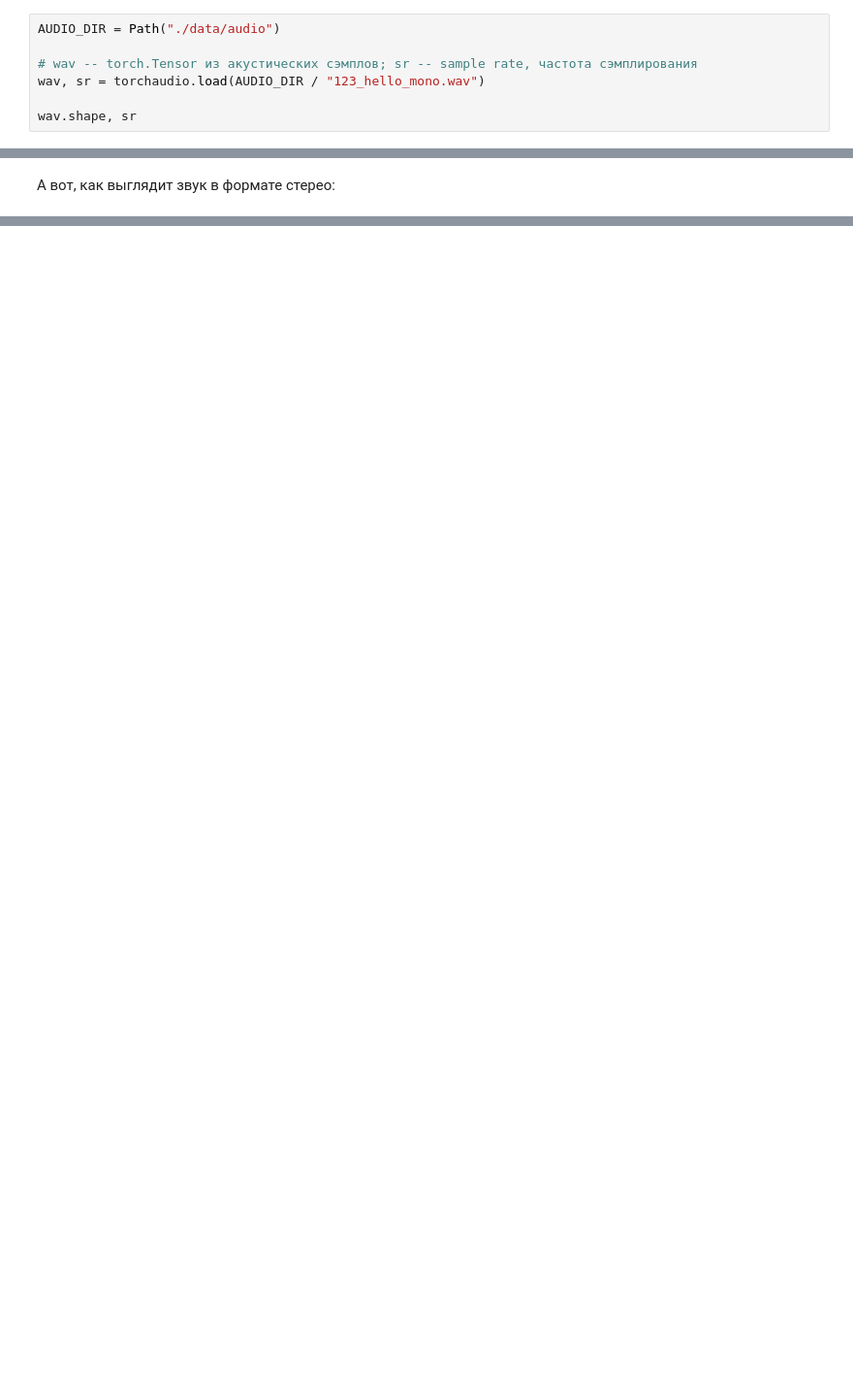
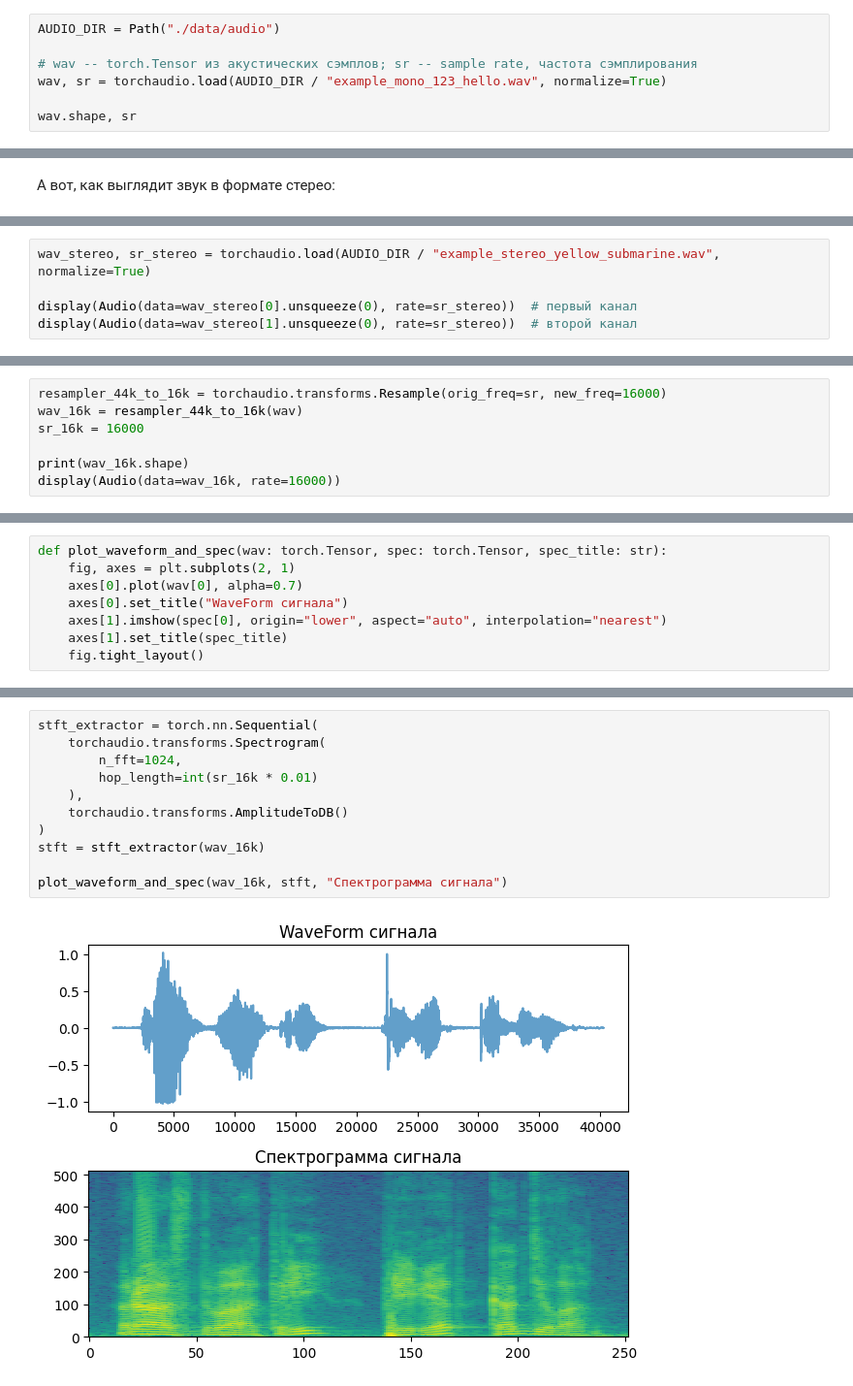
Before and after one commit to Wimplex/aaa-audio-processing, a Jupyter notebook: src/seminar.ipynb, the cells around one changed output, grey strips where cells are left out. Shown at 97% size. Cells and saved outputs as stored; diff of their text form; blank space fills up the shorter version.

```diff
--- a/src/seminar.ipynb
+++ b/src/seminar.ipynb
@@ -62,7 +68,7 @@ def visualize_audio(audio_path: Path):
 AUDIO_DIR = Path("./data/audio")
 
 # wav -- torch.Tensor из акустических сэмплов; sr -- sample rate, частота сэмплирования
-wav, sr = torchaudio.load(AUDIO_DIR / "123_hello_mono.wav")
+wav, sr = torchaudio.load(AUDIO_DIR / "example_mono_123_hello.wav", normalize=True)
 
 wav.shape, sr
 # %% [output]
@@ -101,0 +109,5 @@ Duration: 2.517
+# %%
+wav_stereo, sr_stereo = torchaudio.load(AUDIO_DIR / "example_stereo_yellow_submarine.wav", normalize=True)
+
+display(Audio(data=wav_stereo[0].unsqueeze(0), rate=sr_stereo))  # первый канал
+display(Audio(data=wav_stereo[1].unsqueeze(0), rate=sr_stereo))  # второй канал
@@ -101,0 +135,7 @@ Duration: 2.517
+# %%
+resampler_44k_to_16k = torchaudio.transforms.Resample(orig_freq=sr, new_freq=16000)
+wav_16k = resampler_44k_to_16k(wav)
+sr_16k = 16000
+
+print(wav_16k.shape)
+display(Audio(data=wav_16k, rate=16000))
@@ -101,0 +188,8 @@ Duration: 2.517
+# %%
+def plot_waveform_and_spec(wav: torch.Tensor, spec: torch.Tensor, spec_title: str):
+    fig, axes = plt.subplots(2, 1)
+    axes[0].plot(wav[0], alpha=0.7)
+    axes[0].set_title("WaveForm сигнала")
+    axes[1].imshow(spec[0], origin="lower", aspect="auto", interpolation="nearest")
+    axes[1].set_title(spec_title)
+    fig.tight_layout()
@@ -101,0 +200,13 @@ Duration: 2.517
+# %%
+stft_extractor = torch.nn.Sequential(
+    torchaudio.transforms.Spectrogram(
+        n_fft=1024,
+        hop_length=int(sr_16k * 0.01)
+    ),
+    torchaudio.transforms.AmplitudeToDB()
+)
+stft = stft_extractor(wav_16k)
+
+plot_waveform_and_spec(wav_16k, stft, "Спектрограмма сигнала")
+# %% [output]
+[figure, added]
```
Also changed, not shown: parts of 49 cells of this notebook, 4 other files.
